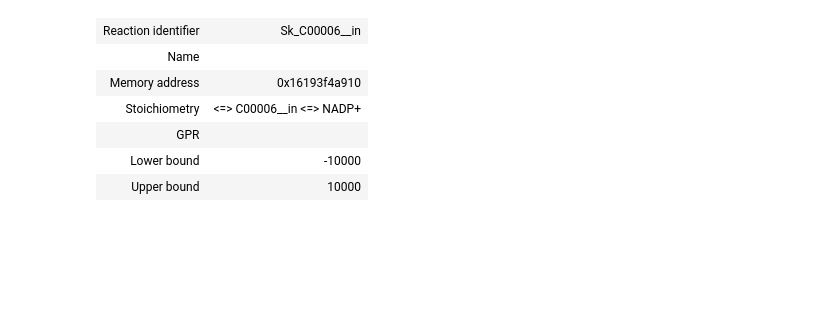
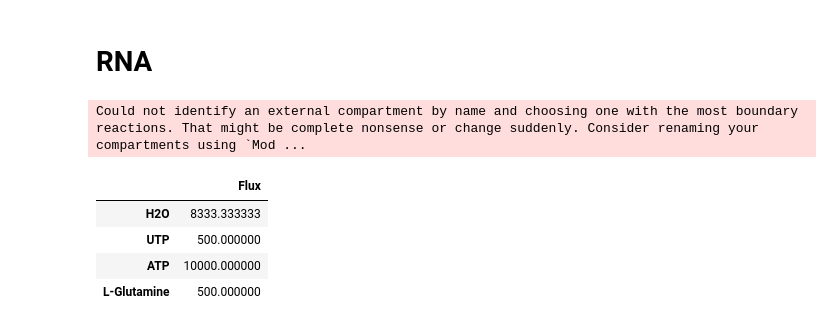
Before and after one commit to Apolinario8/UC_projeto, a Jupyter notebook: scripts/pathway_fluxes.ipynb, the cells around one changed output. Cells and saved outputs as stored; diff of their text form; code cells hidden in the pictures; blank space fills up the shorter version.

```diff
--- a/scripts/pathway_fluxes.ipynb
+++ b/scripts/pathway_fluxes.ipynb
@@ -14,15 +13 @@ Genes: 1663
 Model loaded
-# %%
-#model.create_sink("C00064__in")
-#model.create_sink("C00002__in")
-#model.create_sink("C00234__in")
-model.create_sink("C00006__in")
-#model.create_demand("C00130__in")
-# %% [output]
-| Reaction identifier | Sk_C00006__in |
-| Name |  |
-| Memory address | 0x16193f4a910 |
-| Stoichiometry | <=> C00006__in <=> NADP+ |
-| GPR |  |
-| Lower bound | -10000 |
-| Upper bound | 10000 |
@@ -31 +16,25 @@ model.revert_reaction("R01993__in") #   quero que aparecam os reagentes
+# %% [markdown]
+# RNA
+# %%
+#model.create_sink("C00064__in")    #L-glutamine
+model.create_sink("C00002__in")    #ATP
+#model.test_reaction("R00575__in")
+#model.test_reaction("R01397__in")
+#model.revert_reaction("R01993__in")
+#model.test_reaction("R01993__in")
+#model.test_reaction("R01867__in")
+#model.revert_reaction("R01870__in")
+#model.test_reaction("R01870__in")
+#model.test_reaction("R01870__in")
+#model.test_reaction("R00965__in")
+#model.test_reaction("R00158__in")
+#model.test_reaction("R00159__in")
+model.test_reaction("R00573__in")
+# %% [output]
+Could not identify an external compartment by name and choosing one with the most boundary reactions. That might be complete nonsense or change suddenly. Consider renaming your compartments using `Mod ...
+|  | Flux |
+| H2O | 8333.333333 |
+| UTP | 500.000000 |
+| ATP | 10000.000000 |
+| L-Glutamine | 500.000000 |
 # %%
```
Also changed, not shown: parts of 32 cells of this notebook, 33 other files.
